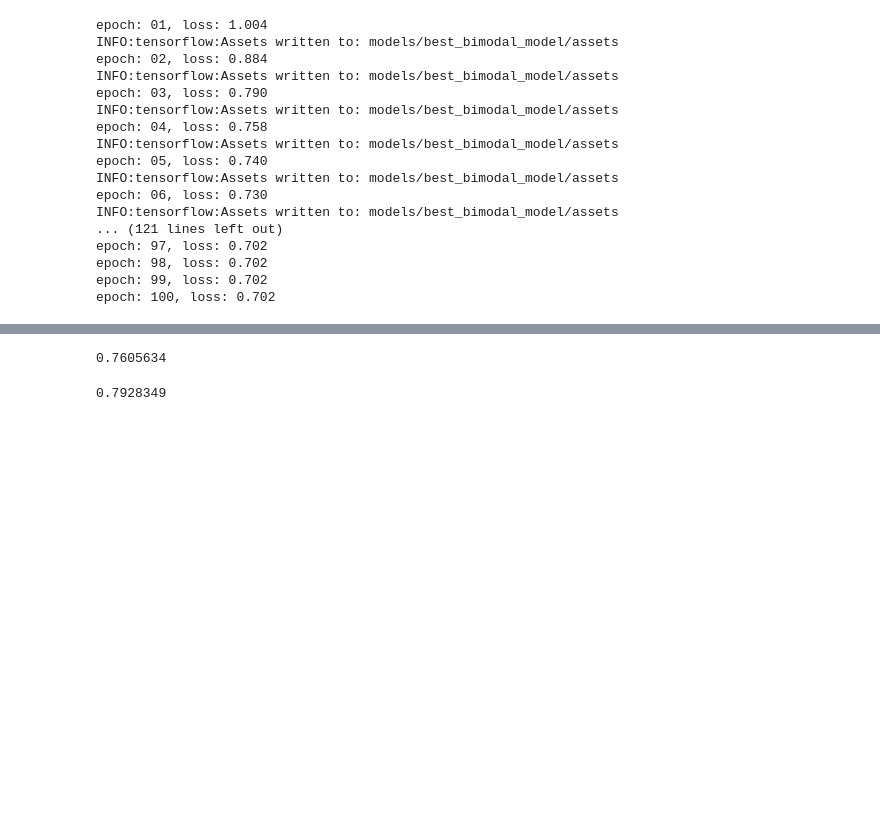
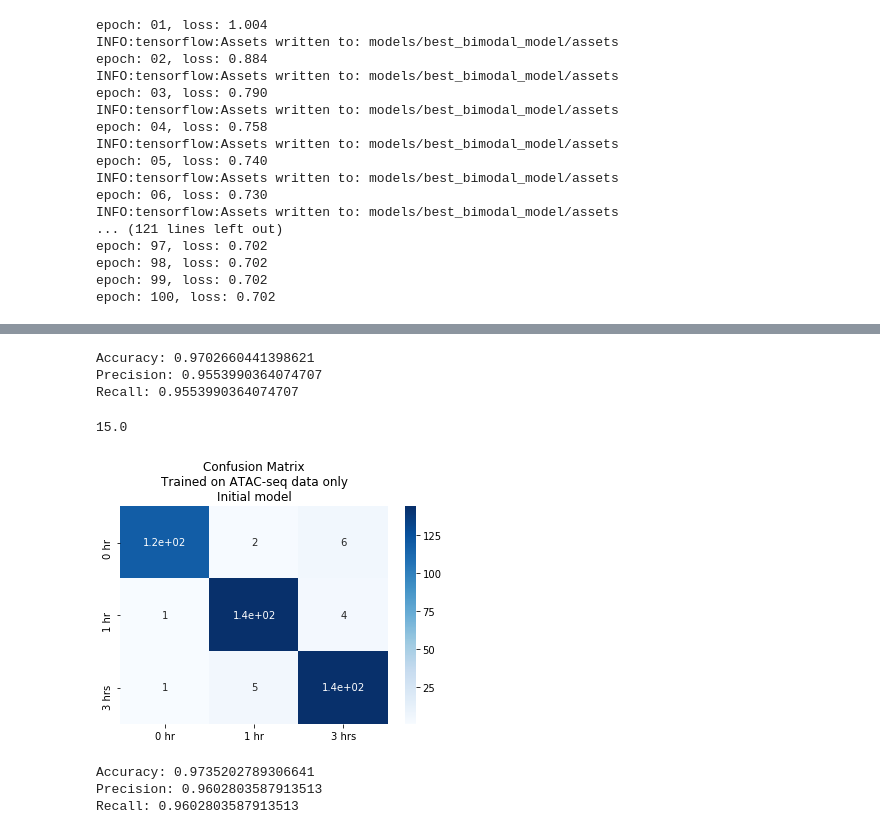
Before and after one commit to taylormjs/cell-type-classifier, a Jupyter notebook: classifier.ipynb, the cells around one changed output, grey strips where cells are left out. Cells and saved outputs as stored; diff of their text form; code cells hidden in the pictures; blank space fills up the shorter version.

```diff
--- a/classifier.ipynb
+++ b/classifier.ipynb
@@ -1044,0 +1164,4 @@ def predict(x, model_dir):
+# %%
+def get_labels_from_one_hot(one_hot_labels):
+    ''' Get labels from one-hot encoding '''
+    return np.argmax(one_hot_labels.numpy(), axis=1)
@@ -1045,20 +1209,44 @@ def predict(x, model_dir):
+# %%
+def make_confusion_matrix_DEX(y_test, y_pred, cmap='Blues', subtitle='INSERT SUBTITLE'):
+    y_true_labeled = get_labels_from_one_hot(y_test)
+    y_pred_labeled = get_labels_from_one_hot(y_pred)
+    conf_matrix = tf.math.confusion_matrix(y_true_labeled, y_pred_labeled, dtype=tf.dtypes.int64).numpy()
+    fig, axs = plt.subplots(1)
+    sns.heatmap(conf_matrix,annot=True, cmap=cmap,
+                xticklabels=['0 hr', '1 hr', '3 hrs'],
+               yticklabels=['0 hr', '1 hr', '3 hrs'],
+               ax=axs);
+    subtitle = subtitle
+    axs.set_title(f'Confusion Matrix\n{subtitle}')
 # %%
 ''' Evaluate model trained ONLY on ATAC-seq input '''
-y_atac_pred = predict(X_atac_test, model_dir='models/best_atac_model')
-
-''' Get accuracy '''
-m = tf.keras.metrics.Accuracy()
-_ = m.update_state(y_atac_pred, Y_atac_test)
-m.result().numpy()
+y_atac_pred = predict_one_hot(X_atac_test, model_dir='models/best_atac_model')
+y_atac_sm = predict(X_atac_test, model_dir='models/best_atac_model')
-# %% [output]
-0.7605634
+# %%
+''' Get metrics for ATAC-seq'''
+print(f'Accuracy: {accuracy(Y_atac_test, y_atac_pred)}')
+print(f'Precision: {precision(Y_atac_test, y_atac_pred)}')
+print(f'Recall: {precision(Y_atac_test, y_atac_pred)}')
+FPR(Y_atac_test, y_atac_sm)
+# %% [output]
+Accuracy: 0.9702660441398621
+Precision: 0.9553990364074707
+Recall: 0.9553990364074707
+15.0
+# %%
+make_confusion_matrix_DEX(Y_atac_test, y_atac_pred, subtitle='Trained on ATAC-seq data only\nInitial model')
+# %% [output]
+[figure, added]
 # %%
 ''' Evaluate model trained ONLY on RNA-seq input '''
-y_rna_pred = predict(X_rna_test, model_dir='models/best_rna_model')
-
-''' Get accuracy '''
-m = tf.keras.metrics.Accuracy()
-_ = m.update_state(y_rna_pred, Y_rna_test)
-m.result().numpy()
+y_rna_pred = predict_one_hot(X_rna_test, model_dir='models/best_rna_model')
+y_rna_sm = predict(X_rna_test, model_dir='models/best_rna_model')
-# %% [output]
-0.7928349
+# %%
+''' Get metrics for RNA-seq'''
+print(f'Accuracy: {accuracy(Y_rna_test, y_rna_pred)}')
+print(f'Precision: {precision(Y_rna_test, y_rna_pred)}')
+print(f'Recall: {precision(Y_rna_test, y_rna_pred)}')
+# %% [output]
+Accuracy: 0.9735202789306641
+Precision: 0.9602803587913513
+Recall: 0.9602803587913513
```
Also changed, not shown: parts of 24 cells of this notebook.
